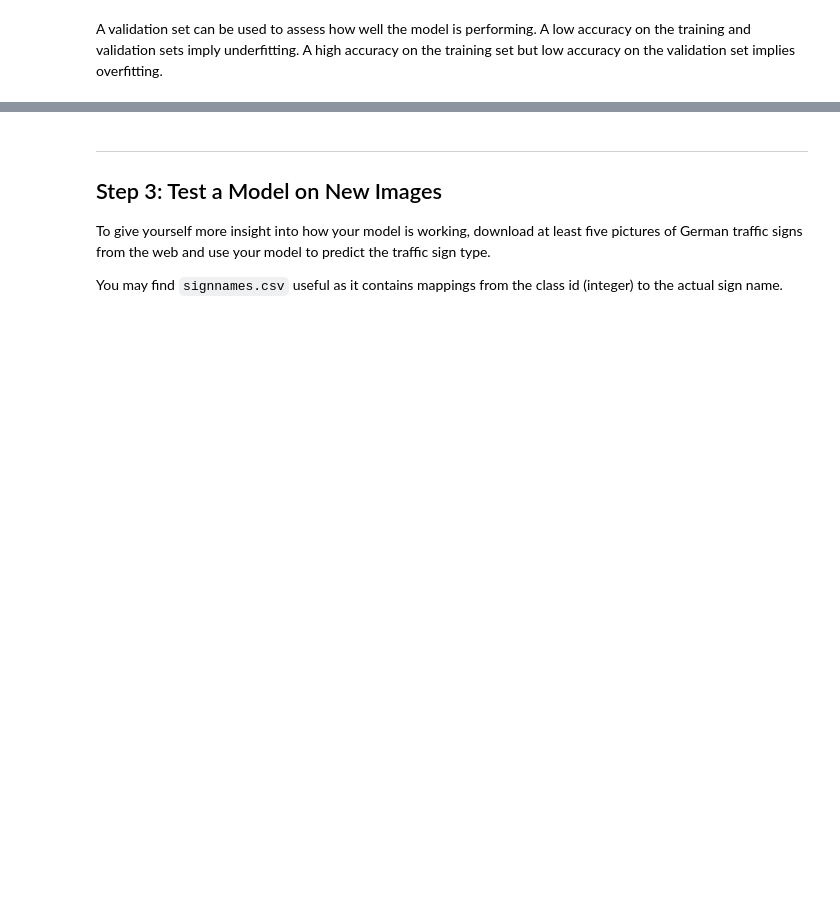
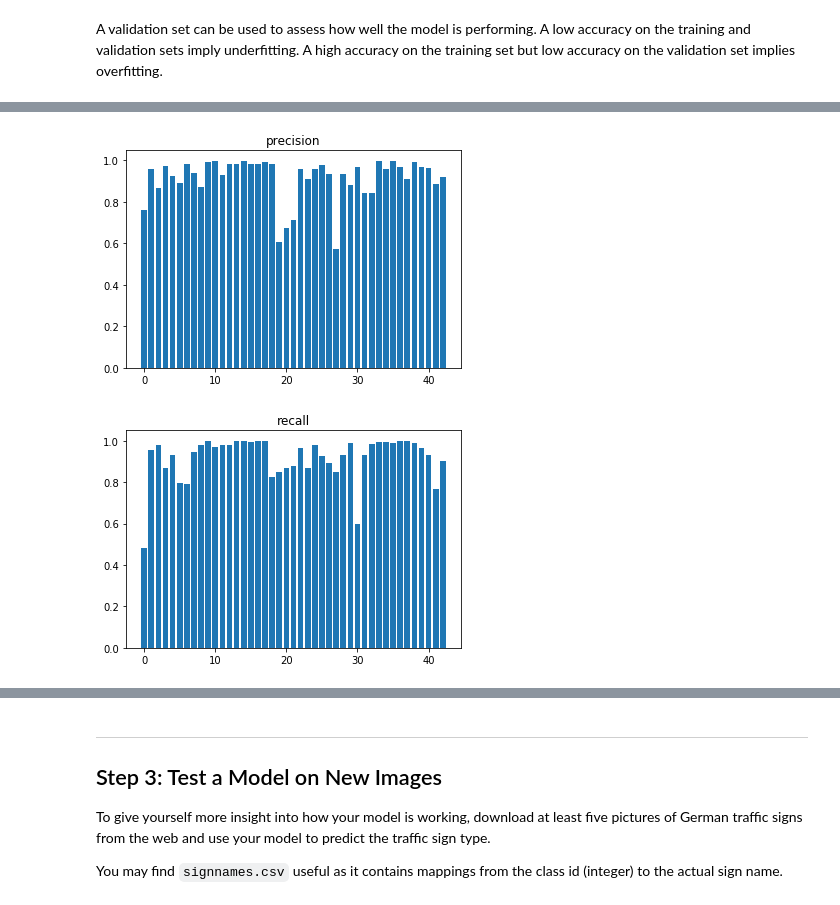
Before and after one commit to farhanhubble/traffic-signs-recognizer, a Jupyter notebook: Traffic_Sign_Classifier.ipynb, the cells around one changed output, grey strips where cells are left out. Cells and saved outputs as stored; diff of their text form; code cells hidden in the pictures; blank space fills up the shorter version.

```diff
--- a/Traffic_Sign_Classifier.ipynb
+++ b/Traffic_Sign_Classifier.ipynb
@@ -431,6 +425,7 @@ sigma = 0.1
 # Define input plaeholders.
 X = tf.placeholder(tf.float32,[None,32,32,3])
 y = tf.placeholder(tf.uint8,[None])
+keep_prob = tf.placeholder(tf.float32)
 
 # Define parameters (weights and biases)
 params = {
@@ -493,12 +488,10 @@ pool2_out = maxpool(conv2_out,params['pool2']['kernel_sz'],params['pool2']['stri
 flat_out  = flatten(pool2_out)
 
 fc1_out   = dense(flat_out,params['dense1']['weights'],params['dense1']['biases'])
-if(dropout_probability > 0.0):
-    fc1_out = tf.nn.dropout(fc1_out,1-dropout_probability)
+fc1_out = tf.nn.dropout(fc1_out,keep_prob)
 
 fc2_out   = dense(fc1_out,params['dense2']['weights'],params['dense2']['biases'])
-if(dropout_probability > 0.0):
-    fc2_out = tf.nn.dropout(fc2_out,1-dropout_probability)
+fc2_out = tf.nn.dropout(fc2_out,keep_prob)
 
 fc3_out   = dense(fc2_out,params['dense3']['weights'],params['dense3']['biases'],squash=False)
 logits = fc3_out
@@ -578,18 +589,32 @@ saver.restore(session,tf.train.latest_checkpoint('.') )
 # %%
 # Compute key metrics.
+from tqdm import tqdm
 def compute_key_metrics(sess,X_data,y_data):
     confusion_matrix = np.zeros([n_classes,n_classes],np.int32)
 
     n_examples = X_data.shape[0]
-    for offset in range(0,n_examples,batch_size):
+    for offset in tqdm(range(0,n_examples,batch_size)):
         X_batch = X_data[offset:offset+batch_size]
         y_batch = y_data[offset:offset+batch_size]
 
-        y_predicted = sess.run(tf.arg_max(logits,1),feed_dict={X:X_batch, y:y_batch})
-        is_prediction_correct = sess.run(correct_predictions,feed_dict={X:X_batch, y:y_batch})
-        np.add.at(confusion_matrix,[y_batch,y_predicted],is_prediction_correct.astype(np.int32))
+        y_predicted = sess.run(tf.arg_max(logits,1),feed_dict={X:X_batch, y:y_batch, keep_prob:1.0})
+        is_prediction_correct = sess.run(correct_predictions,feed_dict={X:X_batch, y:y_batch, keep_prob:1.0})
+        np.add.at(confusion_matrix,[y_batch,y_predicted],1)
 
     # True positives live on the main diagonal. Extract them.
     true_postives = confusion_matrix[[range(n_classes)],[range(n_classes)]]
-    accuracies = true_postives / np.sum(confusion_matrix,axis=1)
-    return confusion_matrix,accuracies
+
+    # For false positives take column-wise sum excluding the row of the target class.
+    false_positives = np.sum(confusion_matrix,axis=0) - true_postives
+
+    # For false negatives take row-wise sum exclding the column of the target class.
+    false_negatives = np.sum(confusion_matrix,axis=1) - true_postives
+
+    # True negatives are all values in the matrix excluding the row and column of a class.
+    true_negatives  = np.sum(confusion_matrix) - (true_postives+false_positives+false_negatives)
+
+    precision = np.squeeze(true_postives / (true_postives+false_positives))
+    recall    = np.squeeze(true_postives / (true_postives+false_negatives))
+    specificity = np.squeeze(true_negatives / (true_negatives+false_positives))
+
+    return {'confmat':confusion_matrix,'precision':precision,'recall':recall, 'specificity':specificity}
@@ -617,0 +621,12 @@ array([ 6, 15, 24])
+# %%
+metrics = compute_key_metrics(session,X_test_norm,y_test)
+# %%
+plt.bar(range(n_classes),metrics['precision'])
+plt.title('precision')
+plt.show()
+plt.bar(range(n_classes),metrics['recall'])
+plt.title('recall')
+plt.show()
+# %% [output]
+[figure, added]
+[figure, added]
```
Also changed, not shown: parts of 16 cells of this notebook, 3 other files.
